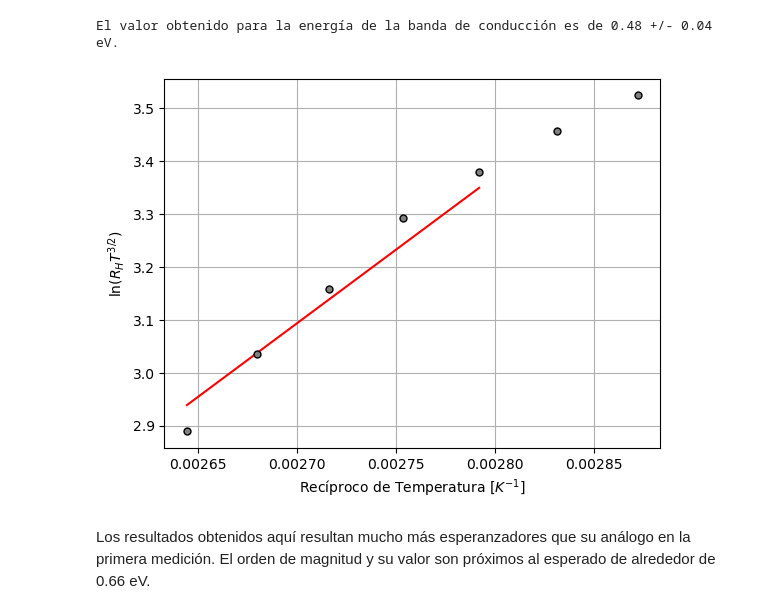
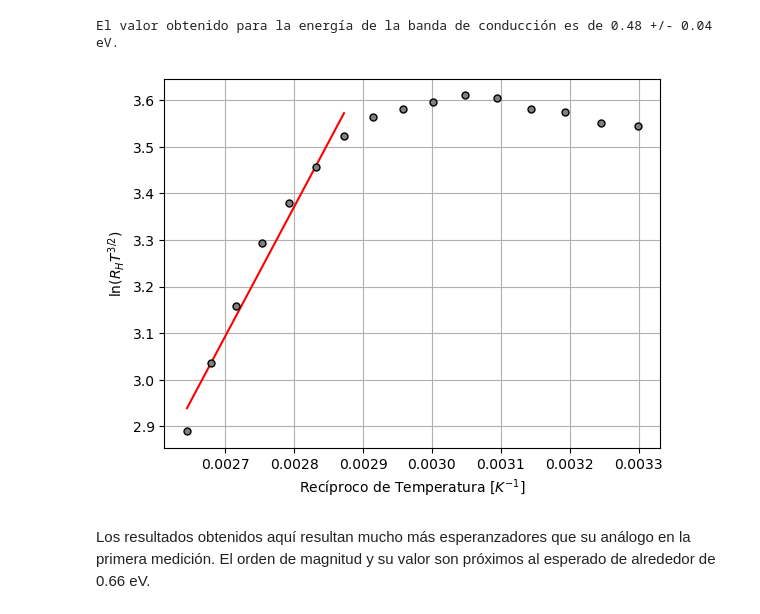
Before and after one commit to ThomasAnkhe/Laboratorio-Intermedio---Uniandes-2024, a Jupyter notebook: Hall Effect/Hall_Effect.ipynb, the cells around one changed output. Cells and saved outputs as stored; diff of their text form; code cells hidden in the pictures.

```diff
--- a/Hall Effect/Hall_Effect.ipynb
+++ b/Hall Effect/Hall_Effect.ipynb
@@ -1218,7 +1236,7 @@ for i in In_GeTempK:
     In_GeRecUnc.append(In_RecUnc)
 
 for i in In_GeVL:
-    cond = (10e-3*(0.030))/(i*(20e-3*1e-3))
+    cond = (20e-3*(0.030))/(i*(10e-3*1e-3))
     condunc = np.abs(cond)*np.abs(0.001/i)
     cond, condunc = Error(cond, condunc)
     In_GeCond = np.append(In_GeCond, cond)
@@ -1360,7 +1388,7 @@ n_GeLNRH_coeff, n_GeLNRH_cov = np.polyfit(n_Ge_MagRHRec[:7], n_Ge_MagLNRH[:7], 1
 n_GeLNRHUnc = np.sqrt(np.diag(n_GeLNRH_cov)) # Incertidumbre de los coeficientes.
 
 # Grafica con el ajuste:
-n_GeLNRHRecReg = np.linspace(n_Ge_MagRHRec[0], n_Ge_MagRHRec[4], 100)
+n_GeLNRHRecReg = np.linspace(n_Ge_MagRHRec[0], n_Ge_MagRHRec[6], 100)
 n_GeLNRHReg = n_GeLNRH_coeff[0]*n_GeLNRHRecReg + n_GeLNRH_coeff[1]
 
 n_Ge_LNRHEg = 2*np.abs(n_GeLNRH_coeff[0])*Boltzmann*6.242e18
@@ -1379,13 +1407,13 @@ for i in range(0, len(n_Ge_MagRHRec[:5])):
     n_GeLNRHRes.append(Residue)
 # %%
 plt.plot(n_GeLNRHRecReg, n_GeLNRHReg, color = "red")
-plt.errorbar(n_Ge_MagRHRec[:7], n_Ge_MagLNRH[:7], capsize=5, elinewidth=2, linewidth=0,
+plt.errorbar(n_Ge_MagRHRec, n_Ge_MagLNRH, capsize=5, elinewidth=2, linewidth=0,
              marker='o', markersize=5, markerfacecolor='0.5', markeredgecolor='k',ecolor='k', label='Mediciones')
 plt.xlabel(r"Recíproco de Temperatura [$K^{-1}$]")
 plt.ylabel(r"$\ln(R_{H}T^{3/2})$")
 plt.grid(True)
 # %% [output]
-[figure, old version]
+[figure, new version]
 # %% [markdown]
 Los resultados obtenidos aquí resultan mucho más esperanzadores que su análogo en la primera medición. El orden de magnitud y su valor son próximos al esperado de alrededor de 0.66 eV.
 # %% [markdown]
```
Also changed, not shown: parts of 19 cells of this notebook, 12 other files.
